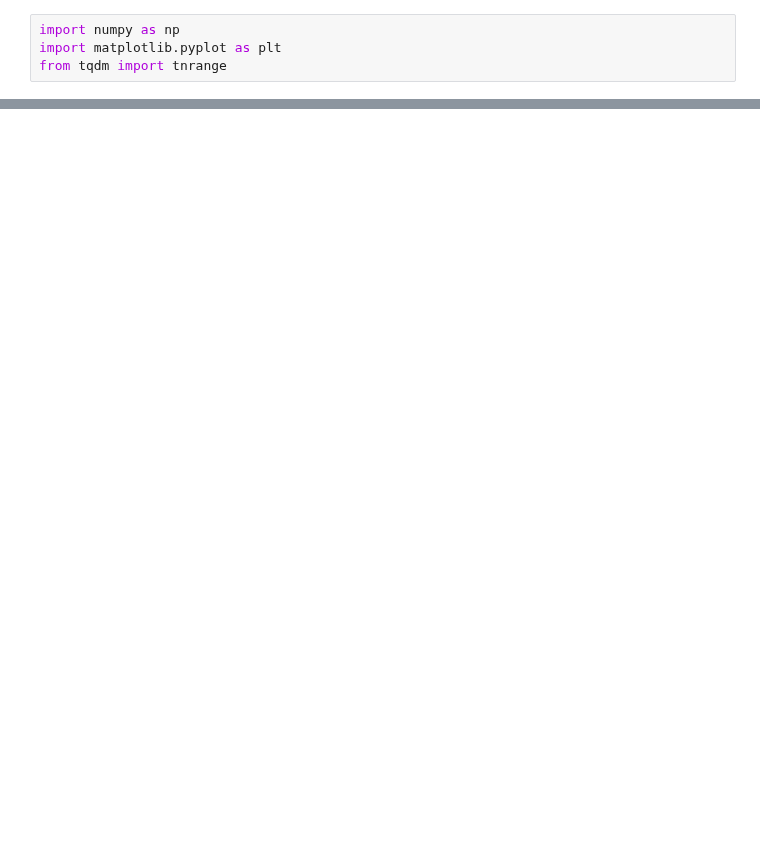
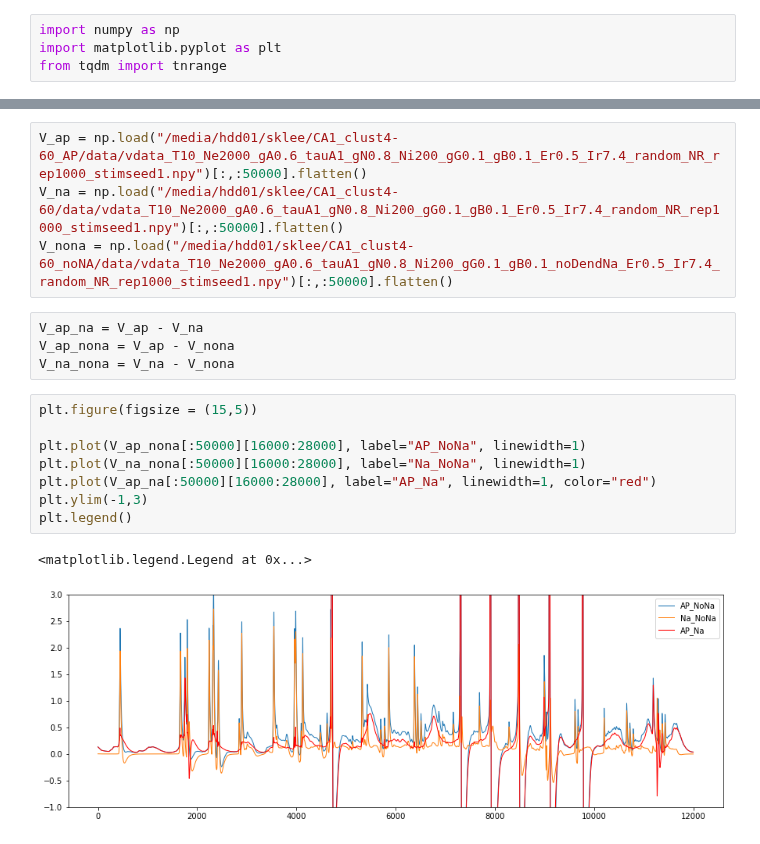
Before and after one commit to yjkimnada/dendrite, a Jupyter notebook: AP_experimental.ipynb, the cells around one changed output, grey strips where cells are left out. Cells and saved outputs as stored; diff of their text form; blank space fills up the shorter version.

```diff
--- a/AP_experimental.ipynb
+++ b/AP_experimental.ipynb
@@ -227,0 +273,19 @@ print(V_comb_pred.shape)
+# %%
+V_ap = np.load("/media/hdd01/sklee/CA1_clust4-60_AP/data/vdata_T10_Ne2000_gA0.6_tauA1_gN0.8_Ni200_gG0.1_gB0.1_Er0.5_Ir7.4_random_NR_rep1000_stimseed1.npy")[:,:50000].flatten()
+V_na = np.load("/media/hdd01/sklee/CA1_clust4-60/data/vdata_T10_Ne2000_gA0.6_tauA1_gN0.8_Ni200_gG0.1_gB0.1_Er0.5_Ir7.4_random_NR_rep1000_stimseed1.npy")[:,:50000].flatten()
+V_nona = np.load("/media/hdd01/sklee/CA1_clust4-60_noNA/data/vdata_T10_Ne2000_gA0.6_tauA1_gN0.8_Ni200_gG0.1_gB0.1_noDendNa_Er0.5_Ir7.4_random_NR_rep1000_stimseed1.npy")[:,:50000].flatten()
+# %%
+V_ap_na = V_ap - V_na
+V_ap_nona = V_ap - V_nona
+V_na_nona = V_na - V_nona
+# %%
+plt.figure(figsize = (15,5))
+
+plt.plot(V_ap_nona[:50000][16000:28000], label="AP_NoNa", linewidth=1)
+plt.plot(V_na_nona[:50000][16000:28000], label="Na_NoNa", linewidth=1)
+plt.plot(V_ap_na[:50000][16000:28000], label="AP_Na", linewidth=1, color="red")
+plt.ylim(-1,3)
+plt.legend()
+# %% [output]
+<matplotlib.legend.Legend at 0x...>
+[figure, added]
```
Also changed, not shown: parts of 24 cells of this notebook, 12 other files.
